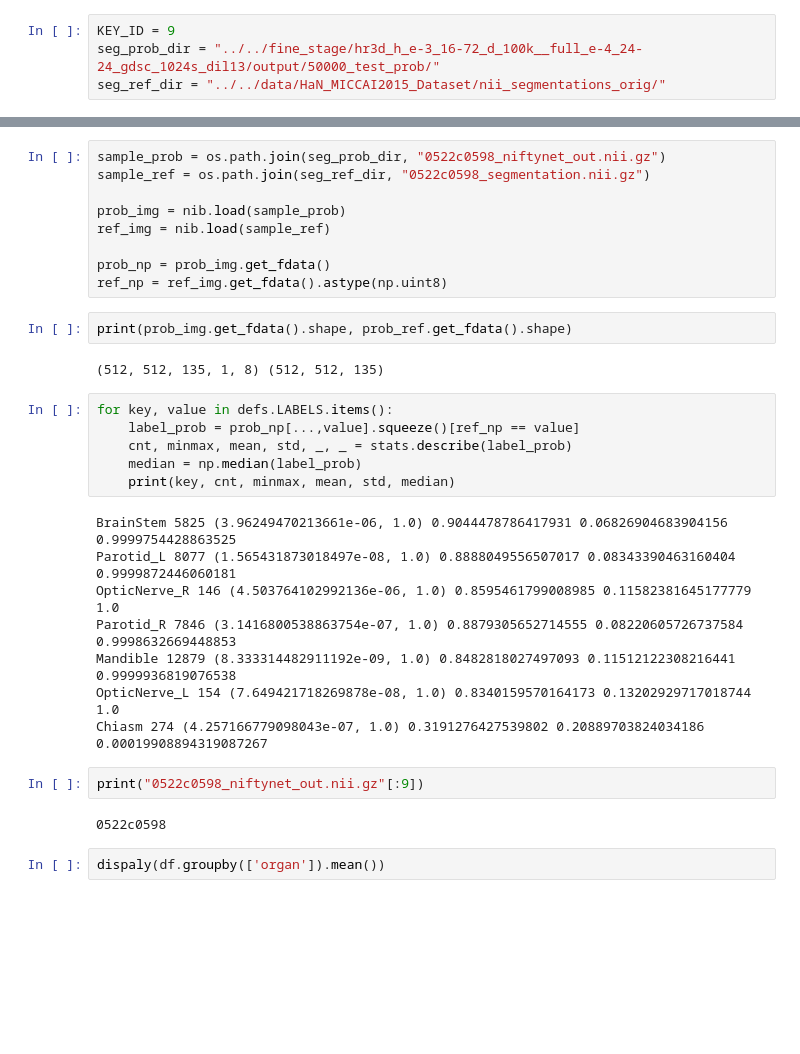
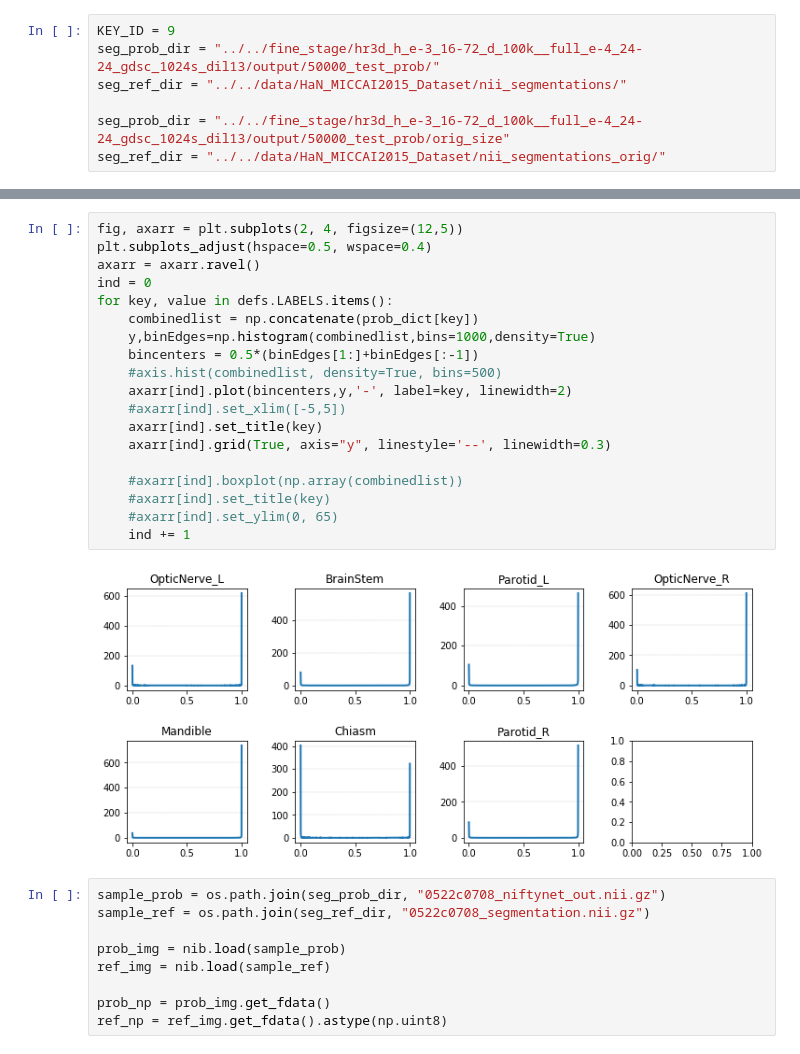
Before and after one commit to elitap/NiftyNet, a Jupyter notebook: scripts/jupyter/calc_segmentation_uncertainty.ipynb, the cells around one changed output, grey strips where cells are left out. Saved outputs shown, nothing was run; the diff lists cells and outputs as text; blank space fills up the shorter version.

```diff
--- a/scripts/jupyter/calc_segmentation_uncertainty.ipynb
+++ b/scripts/jupyter/calc_segmentation_uncertainty.ipynb
@@ -13,6 +15,9 @@ import pandas as pd
 # %%
 KEY_ID = 9
 seg_prob_dir = "../../fine_stage/hr3d_h_e-3_16-72_d_100k__full_e-4_24-24_gdsc_1024s_dil13/output/50000_test_prob/"
+seg_ref_dir = "../../data/HaN_MICCAI2015_Dataset/nii_segmentations/"
+
+seg_prob_dir = "../../fine_stage/hr3d_h_e-3_16-72_d_100k__full_e-4_24-24_gdsc_1024s_dil13/output/50000_test_prob/orig_size"
 seg_ref_dir = "../../data/HaN_MICCAI2015_Dataset/nii_segmentations_orig/"
 # %%
 def addToDict(dictionary, key, value):
@@ -48,33 +106,30 @@ IndexError: boolean index did not match indexed array along dimension 2; dimensi
+# %%
+fig, axarr = plt.subplots(2, 4, figsize=(12,5))
+plt.subplots_adjust(hspace=0.5, wspace=0.4)
+axarr = axarr.ravel()
+ind = 0
+for key, value in defs.LABELS.items():
+    combinedlist = np.concatenate(prob_dict[key])
+    y,binEdges=np.histogram(combinedlist,bins=1000,density=True)
+    bincenters = 0.5*(binEdges[1:]+binEdges[:-1])
+    #axis.hist(combinedlist, density=True, bins=500)
+    axarr[ind].plot(bincenters,y,'-', label=key, linewidth=2)
+    #axarr[ind].set_xlim([-5,5])
+    axarr[ind].set_title(key)
+    axarr[ind].grid(True, axis="y", linestyle='--', linewidth=0.3)
+
+    #axarr[ind].boxplot(np.array(combinedlist))
+    #axarr[ind].set_title(key)
+    #axarr[ind].set_ylim(0, 65)
+    ind += 1
+# %% [output]
+[figure, added]
 # %%
-sample_prob = os.path.join(seg_prob_dir, "0522c0598_niftynet_out.nii.gz")
-sample_ref = os.path.join(seg_ref_dir, "0522c0598_segmentation.nii.gz")
+sample_prob = os.path.join(seg_prob_dir, "0522c0708_niftynet_out.nii.gz")
+sample_ref = os.path.join(seg_ref_dir, "0522c0708_segmentation.nii.gz")
 
 prob_img = nib.load(sample_prob)
 ref_img = nib.load(sample_ref)
 
 prob_np = prob_img.get_fdata()
 ref_np = ref_img.get_fdata().astype(np.uint8)
-# %%
-print(prob_img.get_fdata().shape, prob_ref.get_fdata().shape)
-# %% [output]
-(512, 512, 135, 1, 8) (512, 512, 135)
-# %%
-for key, value in defs.LABELS.items():
-    label_prob = prob_np[...,value].squeeze()[ref_np == value]
-    cnt, minmax, mean, std, _, _ = stats.describe(label_prob)
-    median = np.median(label_prob)
-    print(key, cnt, minmax, mean, std, median)
-# %% [output]
-BrainStem 5825 (3.96249470213661e-06, 1.0) 0.9044478786417931 0.06826904683904156 0.9999754428863525
-Parotid_L 8077 (1.565431873018497e-08, 1.0) 0.8888049556507017 0.08343390463160404 0.9999872446060181
-OpticNerve_R 146 (4.503764102992136e-06, 1.0) 0.8595461799008985 0.11582381645177779 1.0
-Parotid_R 7846 (3.1416800538863754e-07, 1.0) 0.8879305652714555 0.08220605726737584 0.9998632669448853
-Mandible 12879 (8.333314482911192e-09, 1.0) 0.8482818027497093 0.11512122308216441 0.9999936819076538
-OpticNerve_L 154 (7.649421718269878e-08, 1.0) 0.8340159570164173 0.13202929717018744 1.0
-Chiasm 274 (4.257166779098043e-07, 1.0) 0.3191276427539802 0.20889703824034186 0.00019908894319087267
-# %%
-print("0522c0598_niftynet_out.nii.gz"[:9])
-# %% [output]
-0522c0598
-# %%
-dispaly(df.groupby(['organ']).mean())
```
Also changed, not shown: parts of 5 cells of this notebook, 8 other files.
